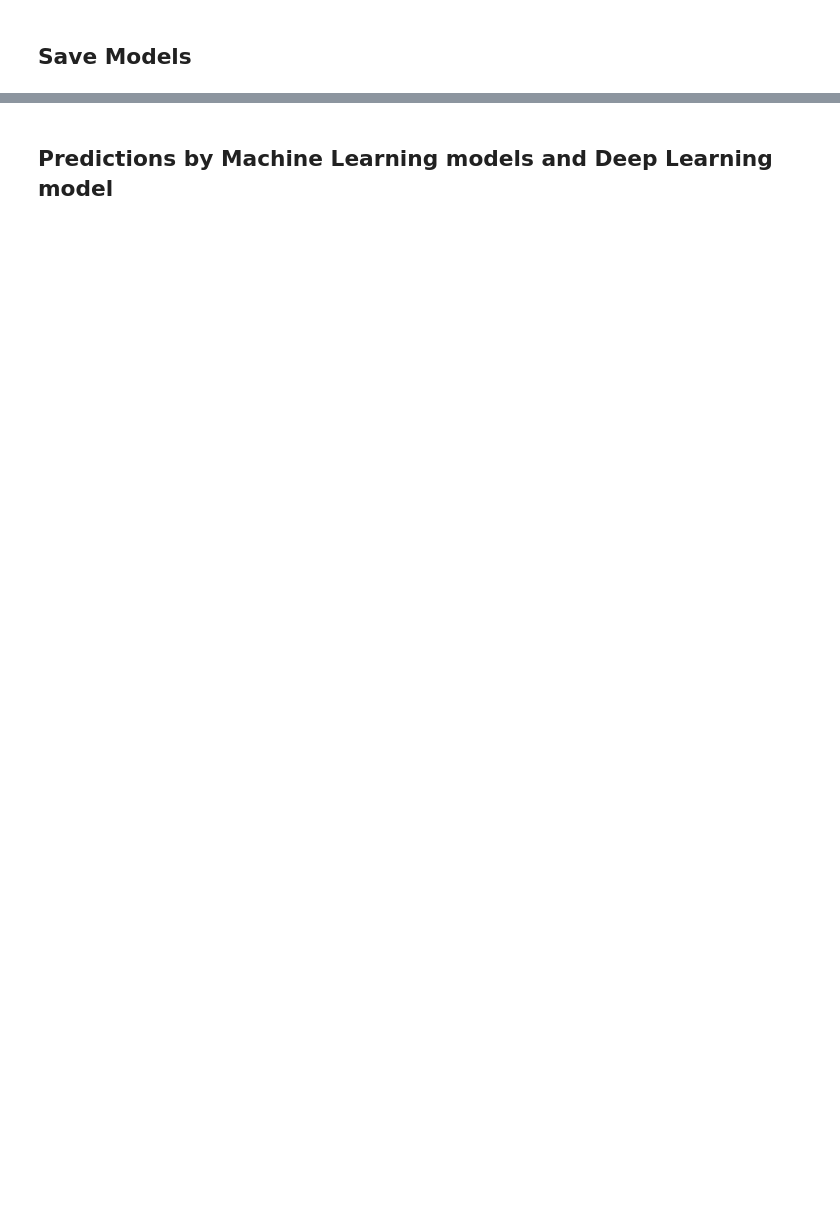
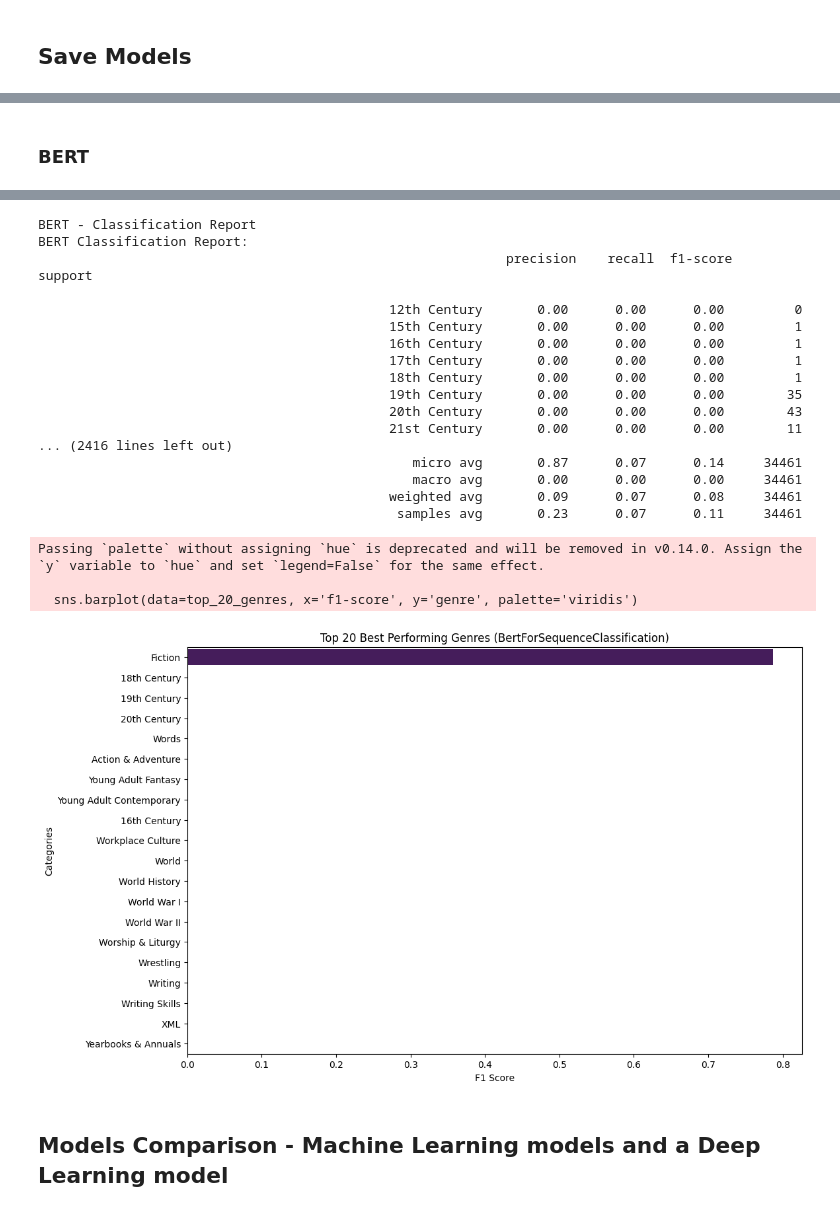
Before and after one commit to X00222004/Project_2026, a Jupyter notebook: project_book.ipynb, the cells around one changed output, grey strips where cells are left out. Saved outputs shown, nothing was run; the diff lists cells and outputs as text; code cells hidden in the pictures; blank space fills up the shorter version.

```diff
--- a/project_book.ipynb
+++ b/project_book.ipynb
@@ -653,18 +630,14 @@ Moved to device NVIDIA GPU CUDA - NVIDIA GeForce RTX 4060 Ti
 train_arguments = TrainingArguments(
     output_dir='./BERTresults',
     num_train_epochs=3,
-    per_device_train_batch_size=8,
-    per_device_eval_batch_size=8,
+    per_device_train_batch_size=16,
+    per_device_eval_batch_size=32,
     fp16=gpu_available,
     eval_strategy='epoch',
     save_strategy='epoch',
     load_best_model_at_end=True,
-    metric_for_best_model='eval_loss',
     logging_dir='./logs'
 )
 
 # Create the trainer to train BERT
 trainer = Trainer(model=model, args=train_arguments, train_dataset=train_dataset, eval_dataset=valid_dataset)
-
-# Starts training BERT
-trainer.train()
@@ -708,9 +691,9 @@ except Exception as e:
 
 # Save BERT model and tokenizer
 try:
-    if ('model' in locals() or 'model' in globals()) and ('tokenizer' in locals() or 'tokenizer' in globals()):
-        model.save_pretrained('saved_models/bert_model')
-        tokenizer.save_pretrained('saved_models/bert_tokenizer')
+    if ('trainer' in locals() or 'trainer' in globals()) and ('tokenizer' in locals() or 'tokenizer' in globals()):
+        trainer.save_model('saved_models/bert_model')
+        tokenizer.save_pretrained('saved_models/bert_model')
         print("BERT model and tokenizer saved successfully.")
     else:
         print("Error - BERT model and/or Tokenizer not found, unable to save.")
@@ -793,0 +910,40 @@ TF-IDF feature matrix shape for sample books: (5, 5000)
+# %% [markdown]
+### BERT
+# %%
+# BERT
+try:
+    if 'trainer' in locals() and 'tokenizer_loaded' in locals():
+        # Switching BERT to evaluation mode from training mode
+        bert_results = trainer.predict(valid_dataset)
+        bert_logits = torch.tensor(bert_results.predictions)
+        bert_proba = torch.sigmoid(bert_logits).numpy()
+        bert_pred = (bert_proba >= 0.5).astype(int)
+        print("BERT predictions:\n", bert_pred)
+        print("\n\nBERT predicted probabilities:\n", bert_proba)
+
+        # Converting BERT predictions back to genre labels
+        # bert_pred_labels = mlb.inverse_transform(bert_pred)
+        # print("BERT predicted genres:\n", bert_pred_labels)
+
+        # Produce classification report for BERT predictions
+        classification_report_bert = classification_report(y_val, bert_pred, target_names=mlb.classes_)
+        print("BERT - Classification Report")
+        print("Classification Report:\n", classification_report_bert)
+
+        # Calculating F1 scores for each genre to visualise the best performing genres
+        f1_scores = f1_score(y_val, bert_pred, average=None)
+        genre_f1_scores = pd.DataFrame({'genre': mlb.classes_, 'f1-score': f1_scores})
+
+        # Sort genres by F1 score and show top 20 best performing genres in a horizontal bar chart
+        top_20_genres = genre_f1_scores.sort_values(by='f1-score', ascending=False).head(20)
+        plt.figure(figsize=(12, 8))
+        sns.barplot(data=top_20_genres, x='f1-score', y='genre', palette='viridis')
+        plt.title('Top 20 Best Performing Genres (BertForSequenceClassification)')
+        plt.xlabel('F1 Score')
+        plt.ylabel('Categories')
+        plt.show()
+    else:
+        print("Error - Loaded BERT model and/or tokenizer not found, unable to prepare sample data for predictions.")
+except Exception as e:
+    print("Error - Could not prepare sample data for BERT predictions. Result: " + str(e) + ".")
+# %% [output]
@@ -794,2 +968,23 @@ TF-IDF feature matrix shape for sample books: (5, 5000)
+BERT - Classification Report
+BERT Classification Report:
+                                                            precision    recall  f1-score   support
+
+                                             12th Century       0.00      0.00      0.00         0
+                                             15th Century       0.00      0.00      0.00         1
+                                             16th Century       0.00      0.00      0.00         1
+                                             17th Century       0.00      0.00      0.00         1
+                                             18th Century       0.00      0.00      0.00         1
+                                             19th Century       0.00      0.00      0.00        35
+                                             20th Century       0.00      0.00      0.00        43
+                                             21st Century       0.00      0.00      0.00        11
+... (2416 lines left out)
+                                                micro avg       0.87      0.07      0.14     34461
+                                                macro avg       0.00      0.00      0.00     34461
+                                             weighted avg       0.09      0.07      0.08     34461
+                                              samples avg       0.23      0.07      0.11     34461
+Passing `palette` without assigning `hue` is deprecated and will be removed in v0.14.0. Assign the `y` variable to `hue` and set `legend=False` for the same effect.
+
+  sns.barplot(data=top_20_genres, x='f1-score', y='genre', palette='viridis')
+[figure, added]
 # %% [markdown]
-## Predictions by Machine Learning models and Deep Learning model
+## Models Comparison - Machine Learning models and a Deep Learning model
```
Also changed, not shown: parts of 23 cells of this notebook.
